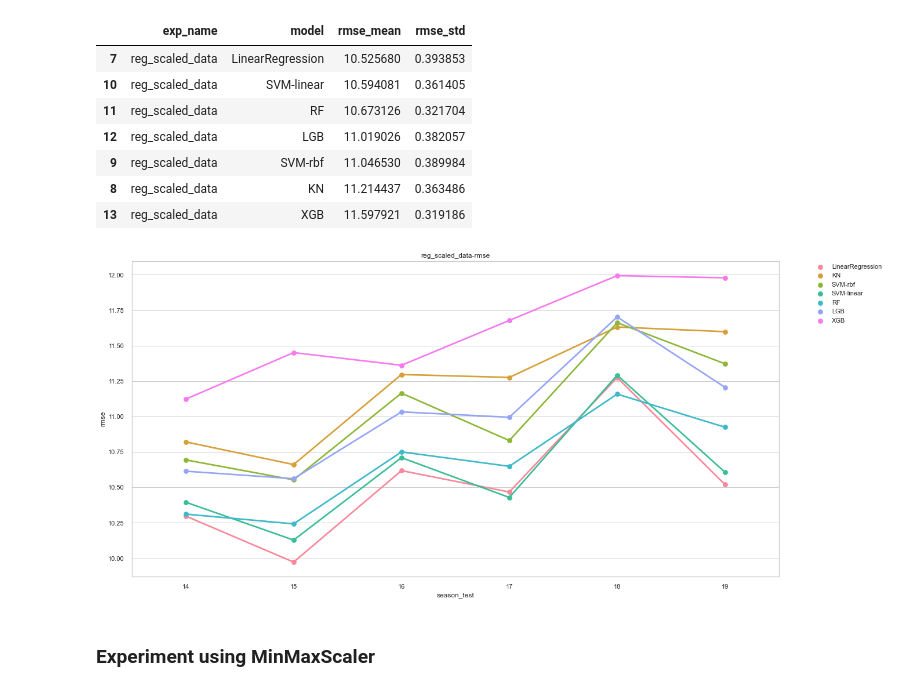
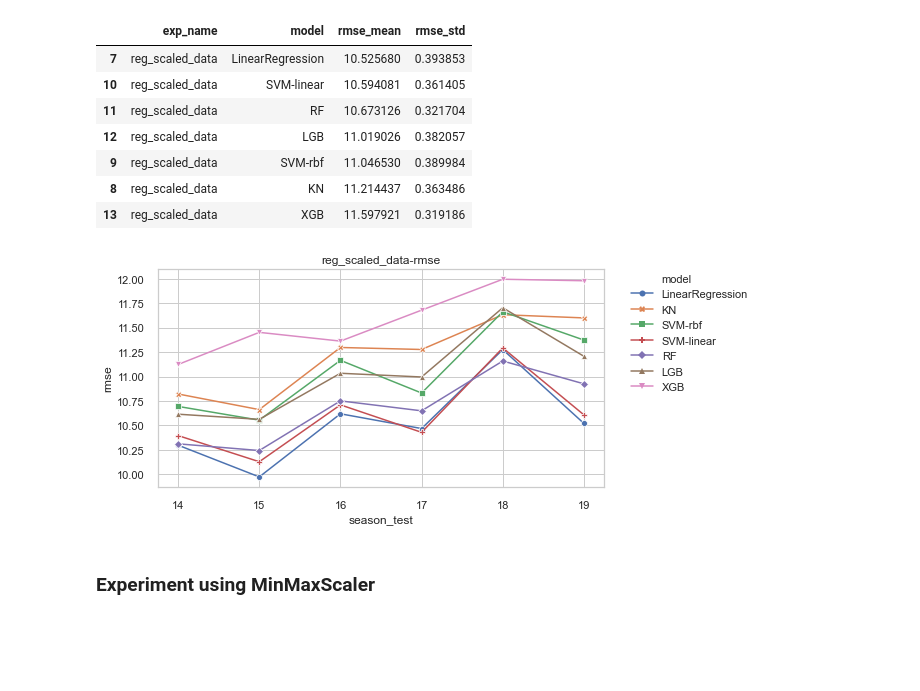
Before and after one commit to ncalderon/nba-predictor, a Jupyter notebook: nba_point_spread_reg.ipynb, the cells around one changed output. Drawn from its saved outputs; the diff is of its cells as text; code cells hidden in the pictures; blank space fills up the shorter version.

```diff
--- a/nba_point_spread_reg.ipynb
+++ b/nba_point_spread_reg.ipynb
@@ -183,9 +213,11 @@ Done
 | 9 | reg_scaled_data | SVM-rbf | 11.046530 | 0.389984 |
 | 8 | reg_scaled_data | KN | 11.214437 | 0.363486 |
 | 13 | reg_scaled_data | XGB | 11.597921 | 0.319186 |
-# %%
-plot_results(experiment_name, results, figsize=(20,10))
-# %% [output]
-[figure, removed]
+# %%
+#### Visualize experiments results
+name, res = get_result_by(experiment_name)
+plot_results(name, res, figsize=(8,4))
+# %% [output]
+[figure, added]
 # %% [markdown]
 ### Experiment using MinMaxScaler
```
Also changed, not shown: parts of 41 cells of this notebook, 2 other files.
